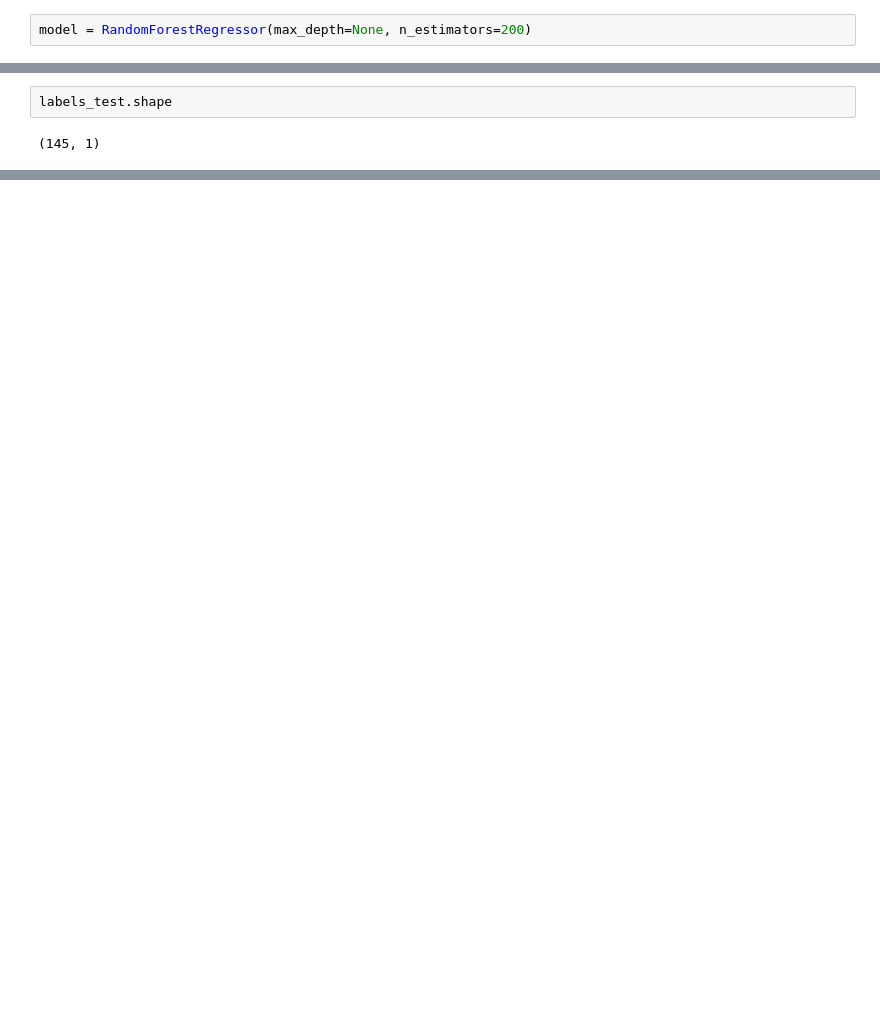
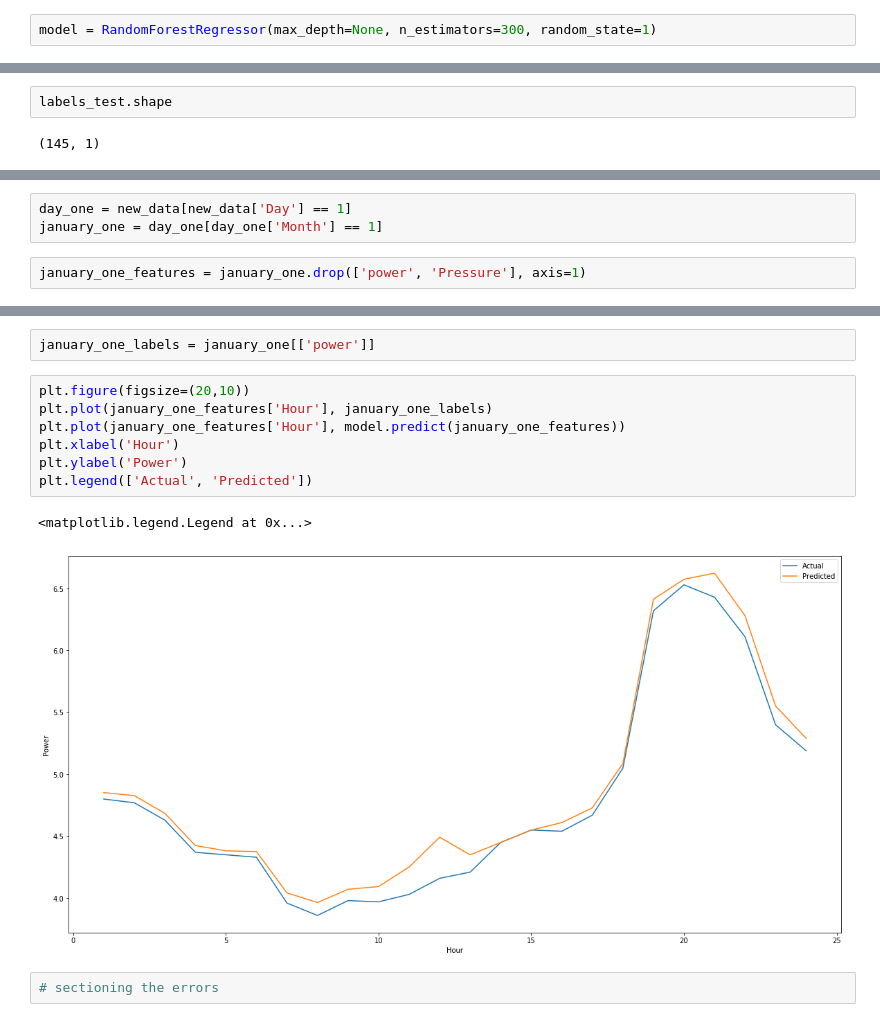
Before and after one commit to ghaffaru/electric-load-demand-forecast, a Jupyter notebook: correlation_test.ipynb, the cells around one changed output, grey strips where cells are left out. Saved outputs shown, nothing was run; the diff lists cells and outputs as text; blank space fills up the shorter version.

```diff
--- a/correlation_test.ipynb
+++ b/correlation_test.ipynb
@@ -127,7 +127,7 @@ from sklearn.ensemble import RandomForestRegressor, GradientBoostingRegressor, A
 import xgboost
 from sklearn.tree import DecisionTreeRegressor
 # %%
-model = RandomForestRegressor(max_depth=None, n_estimators=200)
+model = RandomForestRegressor(max_depth=None, n_estimators=300, random_state=1)
 # %%
 # model = RandomForestRegressor()
 # model = GradientBoostingRegressor()
@@ -205,0 +244,5 @@ dump(model, 'real-models-hourly/rf' + str(round(model.score(features_test, label
+# %%
+day_one = new_data[new_data['Day'] == 1]
+january_one = day_one[day_one['Month'] == 1]
+# %%
+january_one_features = january_one.drop(['power', 'Pressure'], axis=1)
@@ -205,0 +258,14 @@ dump(model, 'real-models-hourly/rf' + str(round(model.score(features_test, label
+# %%
+january_one_labels = january_one[['power']]
+# %%
+plt.figure(figsize=(20,10))
+plt.plot(january_one_features['Hour'], january_one_labels)
+plt.plot(january_one_features['Hour'], model.predict(january_one_features))
+plt.xlabel('Hour')
+plt.ylabel('Power')
+plt.legend(['Actual', 'Predicted'])
+# %% [output]
+<matplotlib.legend.Legend at 0x...>
+[figure, added]
+# %%
+# sectioning the errors
```
Also changed, not shown: parts of 38 cells of this notebook, 43 other files.
